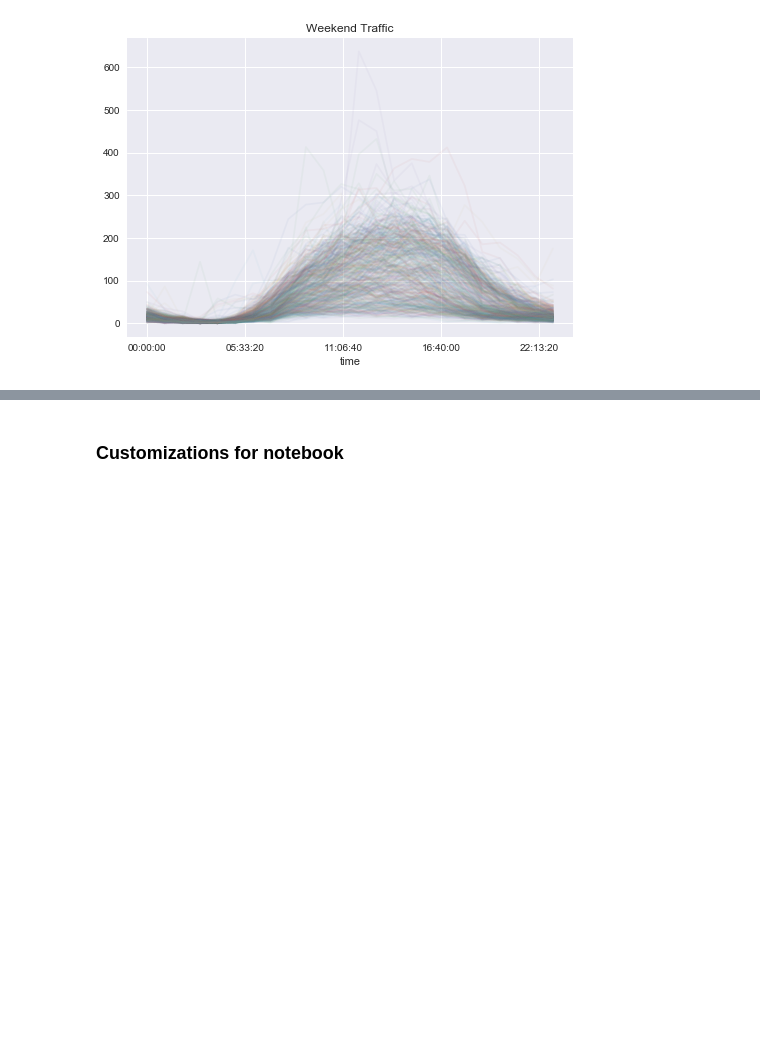
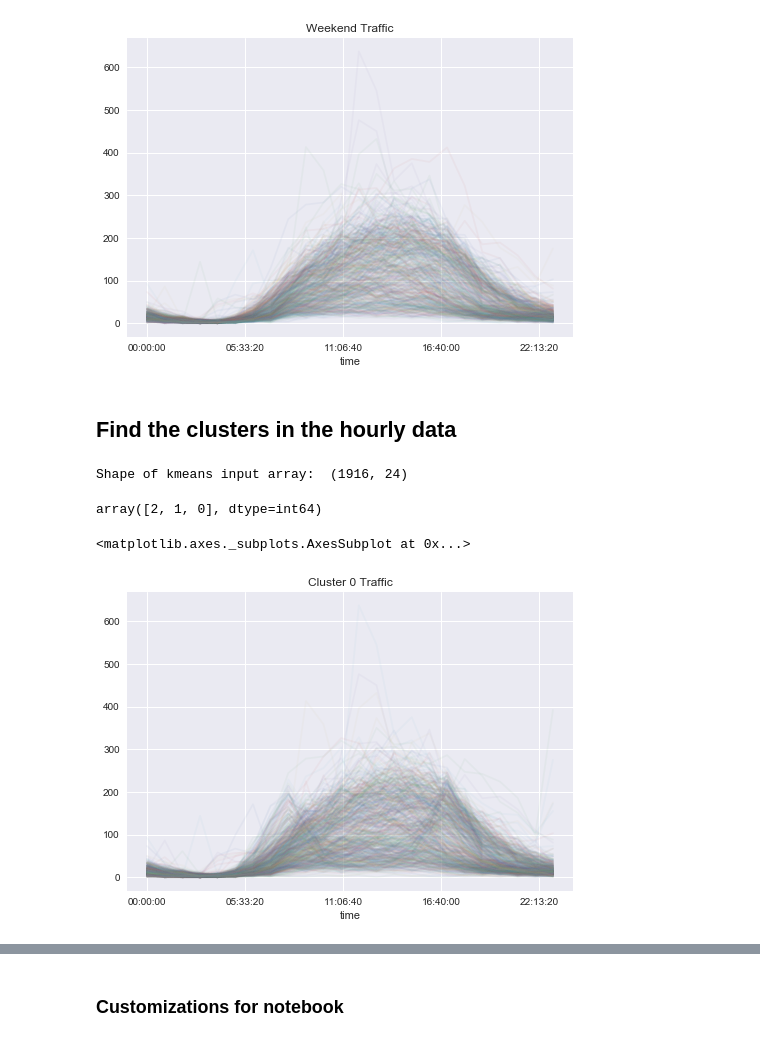
Before and after one commit to coolum001/BikeTripAnalysisNotebookProject, a Jupyter notebook: develop/2018-2-11-dc-BikeTripAnalysisNotebook.ipynb, the cells around one changed output, grey strips where cells are left out. Cells and saved outputs as stored; diff of their text form; code cells hidden in the pictures; blank space fills up the shorter version.

Commit message:
Add KMean cluster analysis

```diff
--- a/develop/2018-2-11-dc-BikeTripAnalysisNotebook.ipynb
+++ b/develop/2018-2-11-dc-BikeTripAnalysisNotebook.ipynb
@@ -277,3 +250,22 @@ hpivoted.plot(legend=False, alpha=0.05, title='Weekend Traffic')
 # %% [output]
 <matplotlib.axes._subplots.AxesSubplot at 0x...>
 [figure]
+# %% [markdown]
+## Find the clusters in the hourly data
+# %%
+kmean_input = pivoted.T.fillna(value=0)
+print('Shape of kmeans input array: ', kmean_input.shape)
+
+kmeans = KMeans(n_clusters=3, random_state=0).fit(kmean_input)
+# %% [output]
+Shape of kmeans input array:  (1916, 24)
+# %%
+pd.unique(kmeans.labels_)
+# %% [output]
+array([2, 1, 0], dtype=int64)
+# %%
+clust1 = kmean_input[kmeans.labels_==0]
+clust1.T.plot(legend=False, alpha=0.05, title='Cluster 0 Traffic')
+# %% [output]
+<matplotlib.axes._subplots.AxesSubplot at 0x...>
+[figure, added]
```
Also changed, not shown: parts of 20 cells of this notebook, 1 other file.
